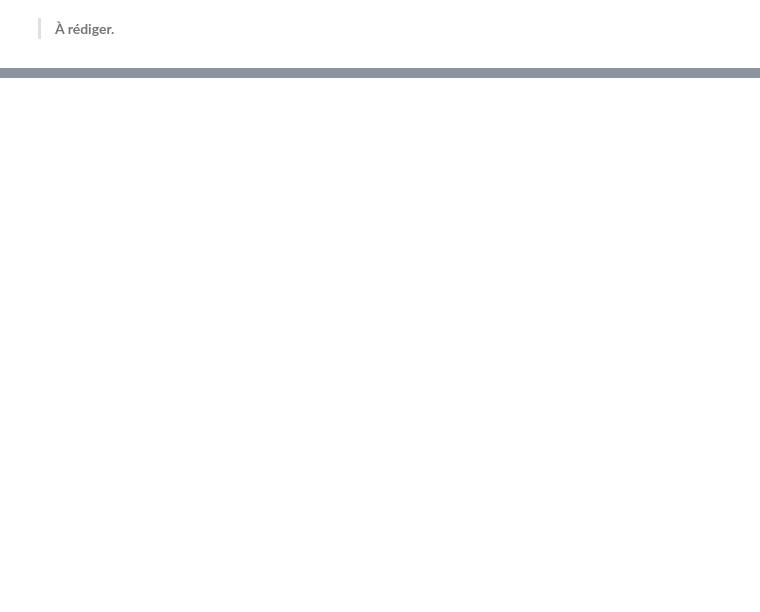
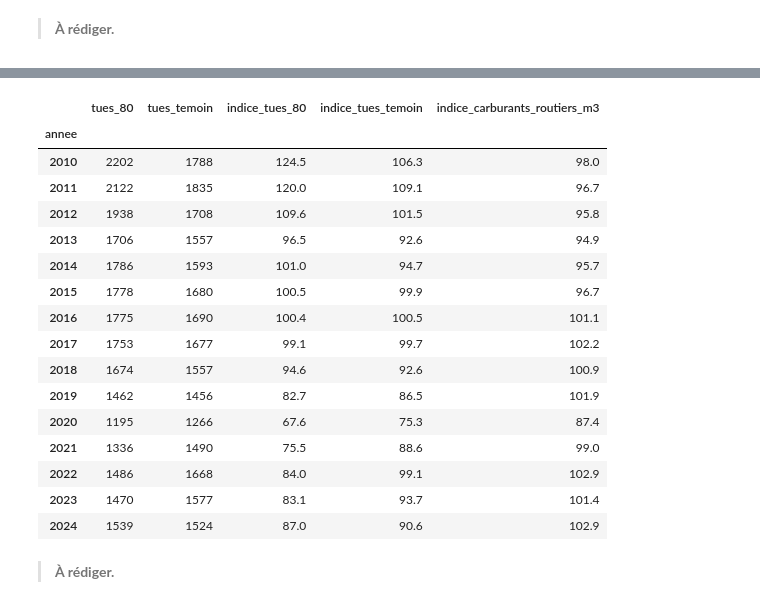
Before and after one commit to heloisegonon/projet-80kmh, a Jupyter notebook: main.ipynb, the cells around one changed output, grey strips where cells are left out. Cells and saved outputs as stored; diff of their text form; code cells hidden in the pictures; blank space fills up the shorter version.

```diff
--- a/main.ipynb
+++ b/main.ipynb
@@ -109,0 +188,23 @@ display(comparaison[["tues_2019_calc", "tues_ha_2019_onisr", "tues_2022_calc", "
+# %%
+bilan = da.bilan_national(panel)
+display(bilan[["tues_80", "tues_temoin", "indice_tues_80", "indice_tues_temoin", "indice_carburants_routiers_m3"]].round(1))
+# %% [output]
+|  | tues_80 | tues_temoin | indice_tues_80 | indice_tues_temoin | indice_carburants_routiers_m3 |
+| annee |  |  |  |  |  |
+| 2010 | 2202 | 1788 | 124.5 | 106.3 | 98.0 |
+| 2011 | 2122 | 1835 | 120.0 | 109.1 | 96.7 |
+| 2012 | 1938 | 1708 | 109.6 | 101.5 | 95.8 |
+| 2013 | 1706 | 1557 | 96.5 | 92.6 | 94.9 |
+| 2014 | 1786 | 1593 | 101.0 | 94.7 | 95.7 |
+| 2015 | 1778 | 1680 | 100.5 | 99.9 | 96.7 |
+| 2016 | 1775 | 1690 | 100.4 | 100.5 | 101.1 |
+| 2017 | 1753 | 1677 | 99.1 | 99.7 | 102.2 |
+| 2018 | 1674 | 1557 | 94.6 | 92.6 | 100.9 |
+| 2019 | 1462 | 1456 | 82.7 | 86.5 | 101.9 |
+| 2020 | 1195 | 1266 | 67.6 | 75.3 | 87.4 |
+| 2021 | 1336 | 1490 | 75.5 | 88.6 | 99.0 |
+| 2022 | 1486 | 1668 | 84.0 | 99.1 | 102.9 |
+| 2023 | 1470 | 1577 | 83.1 | 93.7 | 101.4 |
+| 2024 | 1539 | 1524 | 87.0 | 90.6 | 102.9 |
+# %% [markdown]
+> **À rédiger.**
```
Also changed, not shown: parts of 13 cells of this notebook, 1 other file.
